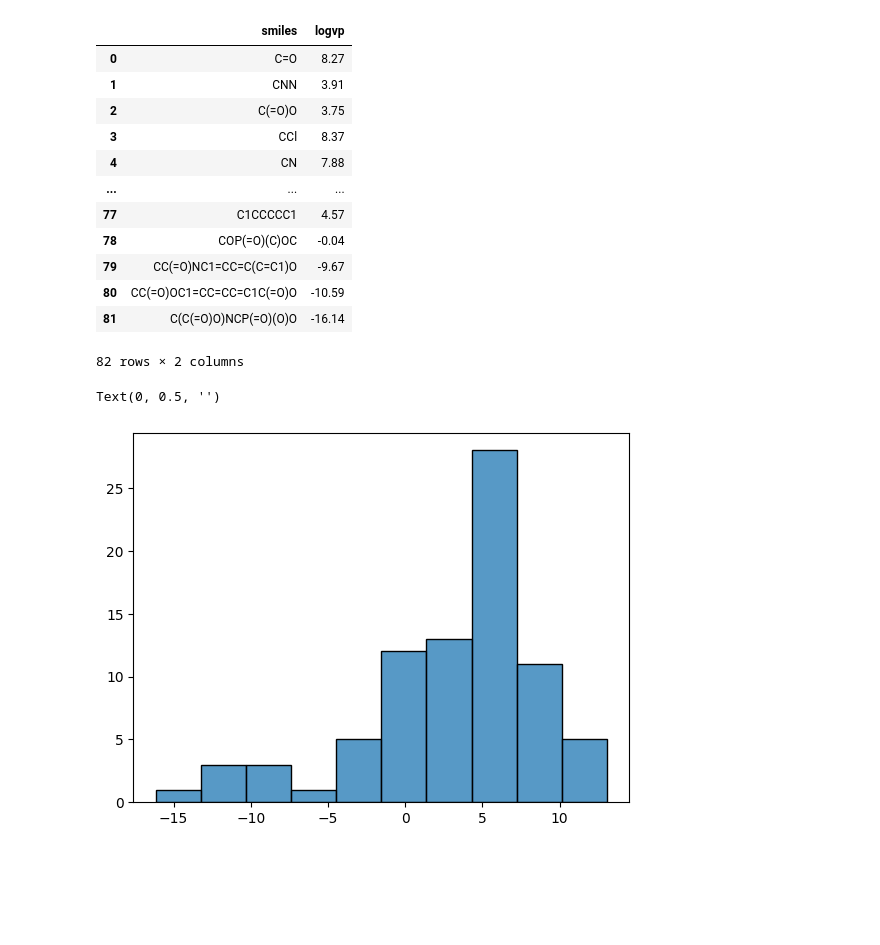
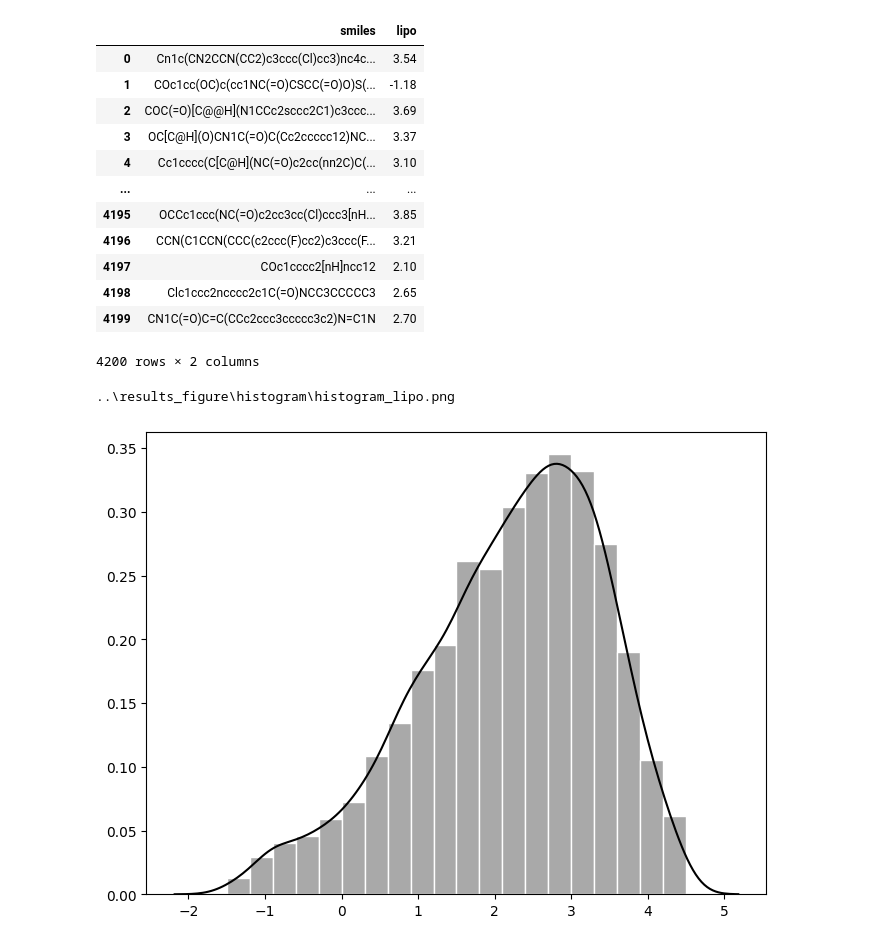
Before and after one commit to DSjayjang/Project, a Jupyter notebook: ChemGCNs/visualization/histogram.ipynb, the cells around one changed output. Saved outputs shown, nothing was run; the diff lists cells and outputs as text; code cells hidden in the pictures; blank space fills up the shorter version.

```diff
--- a/ChemGCNs/visualization/histogram.ipynb
+++ b/ChemGCNs/visualization/histogram.ipynb
@@ -4,26 +5,45 @@ import pandas as pd
 import seaborn as sns
 import matplotlib.pyplot as plt
 # %%
-df = pd.read_csv(r'..\datasets\logvp.csv')
+dataset = 'lipo' # freesolv / esol / lipo / logvp
+df = pd.read_csv(f'..\datasets\{dataset}.csv')
 df
 # %% [output]
-|  | smiles | logvp |
-| 0 | C=O | 8.27 |
-| 1 | CNN | 3.91 |
-| 2 | C(=O)O | 3.75 |
-| 3 | CCl | 8.37 |
-| 4 | CN | 7.88 |
+|  | smiles | lipo |
+| 0 | Cn1c(CN2CCN(CC2)c3ccc(Cl)cc3)nc4c... | 3.54 |
+| 1 | COc1cc(OC)c(cc1NC(=O)CSCC(=O)O)S(... | -1.18 |
+| 2 | COC(=O)[C@@H](N1CCc2sccc2C1)c3ccc... | 3.69 |
+| 3 | OC[C@H](O)CN1C(=O)C(Cc2ccccc12)NC... | 3.37 |
+| 4 | Cc1cccc(C[C@H](NC(=O)c2cc(nn2C)C(... | 3.10 |
 | ... | ... | ... |
-| 77 | C1CCCCC1 | 4.57 |
-| 78 | COP(=O)(C)OC | -0.04 |
-| 79 | CC(=O)NC1=CC=C(C=C1)O | -9.67 |
-| 80 | CC(=O)OC1=CC=CC=C1C(=O)O | -10.59 |
-| 81 | C(C(=O)O)NCP(=O)(O)O | -16.14 |
+| 4195 | OCCc1ccc(NC(=O)c2cc3cc(Cl)ccc3[nH... | 3.85 |
+| 4196 | CCN(C1CCN(CCC(c2ccc(F)cc2)c3ccc(F... | 3.21 |
+| 4197 | COc1cccc2[nH]ncc12 | 2.10 |
+| 4198 | Clc1ccc2ncccc2c1C(=O)NCC3CCCCC3 | 2.65 |
+| 4199 | CN1C(=O)C=C(CCc2ccc3ccccc3c2)N=C1N | 2.70 |
-82 rows × 2 columns
+4200 rows × 2 columns
+# %%
+if dataset == 'esol':
+    y = 'logp'
+elif dataset == 'freesolv':
+    y = 'freesolv'
+elif dataset == 'lipo':
+    y = 'lipo'
 # %%
-sns.histplot(df['logvp'])
+plt.figure(figsize = (8,6))
+ax = sns.histplot(df[y], color = 'darkgray', edgecolor='white', bins=20,  alpha = 1, stat='density')
+sns.kdeplot(df[y], ax=ax, linewidth=1.5, color='black')
 plt.xlabel('')
 plt.ylabel('')
+
+# # 저장
+# save_dir = r'..\results_figure\histogram'
+# file_name = f'histogram_{dataset}.png'
+# file_path = os.path.join(save_dir, file_name)
+# print(file_path)
+# plt.savefig(file_path, dpi = 600, bbox_inches = 'tight')
+
+plt.show()
 # %% [output]
-Text(0, 0.5, '')
+..\results_figure\histogram\histogram_lipo.png
-[figure, old version]
+[figure, new version]
```
Also changed, not shown: parts of 2 cells of this notebook, 6 other files.
